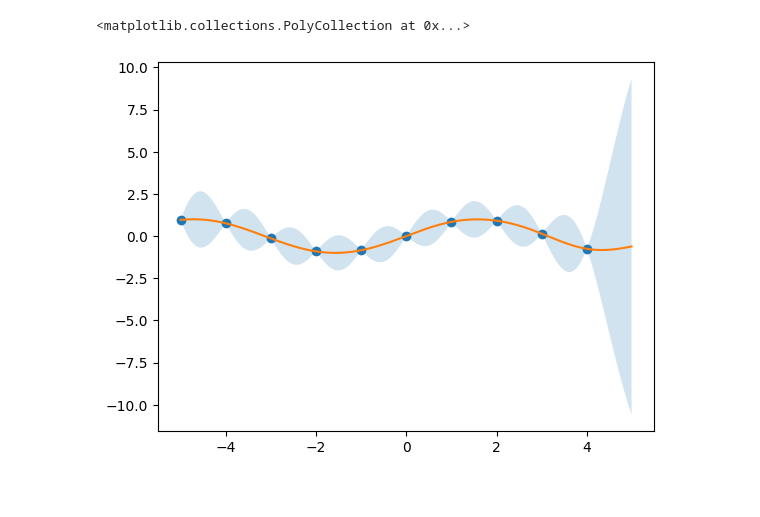
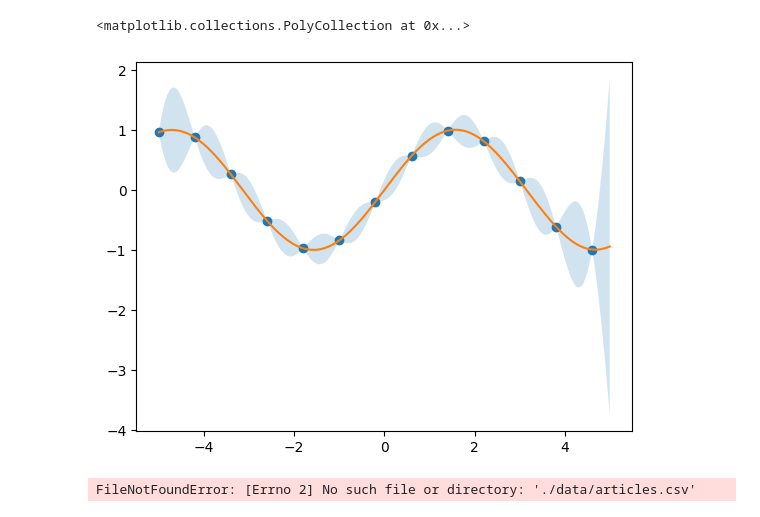
Before and after one commit to Ameyanagi/Gaussian_processes, a Jupyter notebook: demo_GP.ipynb, the cells around one changed output. Saved outputs shown, nothing was run; the diff lists cells and outputs as text; code cells hidden in the pictures.

```diff
--- a/demo_GP.ipynb
+++ b/demo_GP.ipynb
@@ -27,8 +27,6 @@ def pred(x, x_train, y_train, a_1 = 200, a_2 = 1):
     var = RBF_kernel(x, x, a_1, a_2) - np.dot(k, np.dot(K_inv, k))
     return mu, var
 # %%
-x = np.arange(-5, 5)
-y = np.sin(x)
+# Generate training data
+x_train = np.arange(-5, 5, 0.8)
+y_train = np.sin(x_train)
-# %%
-x_pred = 0.1
-mu, var = pred(x_pred, x, y)
@@ -37,14 +33,46 @@ x_pred = np.arange(-5, 5, 0.01)
 # %%
+# prediction
+x_pred = np.arange(-5, 5, 0.01)
+
 y_pred = np.zeros(len(x_pred))
 y_std = np.zeros(len(x_pred))
 for i in range(len(x_pred)):
-    mu, var = pred(x_pred[i], x, y)
+    mu, var = pred(x_pred[i], x_train, y_train)
     y_pred[i] = mu
     y_std[i] = np.sqrt(var)
 # %%
-plt.plot(x, y, 'o')
+plt.plot(x_train, y_train, 'o')
 plt.plot(x_pred, y_pred)
 plt.fill_between(x_pred, y_pred - y_std, y_pred + y_std, alpha = 0.2, )
 # %% [output]
 <matplotlib.collections.PolyCollection at 0x...>
-[figure, old version]
+[figure, new version]
+# %%
+import pandas as pd
+import plotly.express as px
+
+
+
+df = pd.read_csv('./data/articles.csv')
+fig = go.FigureWidget(px.scatter(df, x='page_views_count', y='likes_count'))
+
+n = len(df)
+scatter = fig.data[0]
+colors = ['blue'] * n
+scatter.marker.color = colors
+scatter.marker.size = [10] * n
+
+def update_point(trace, points, selector):
+    c = list(scatter.marker.color)
+    s = list(scatter.marker.size)
+    for i in points.point_inds:
+        c[i] = 'red'
+        s[i] = 20
+        with fig.batch_update():
+            scatter.marker.color = c
+            scatter.marker.size = s
+
+scatter.on_click(update_point)
+fig
+# %% [output]
+FileNotFoundError: [Errno 2] No such file or directory: './data/articles.csv'
```
Also changed, not shown: parts of 1 cell of this notebook, 1 other file.
